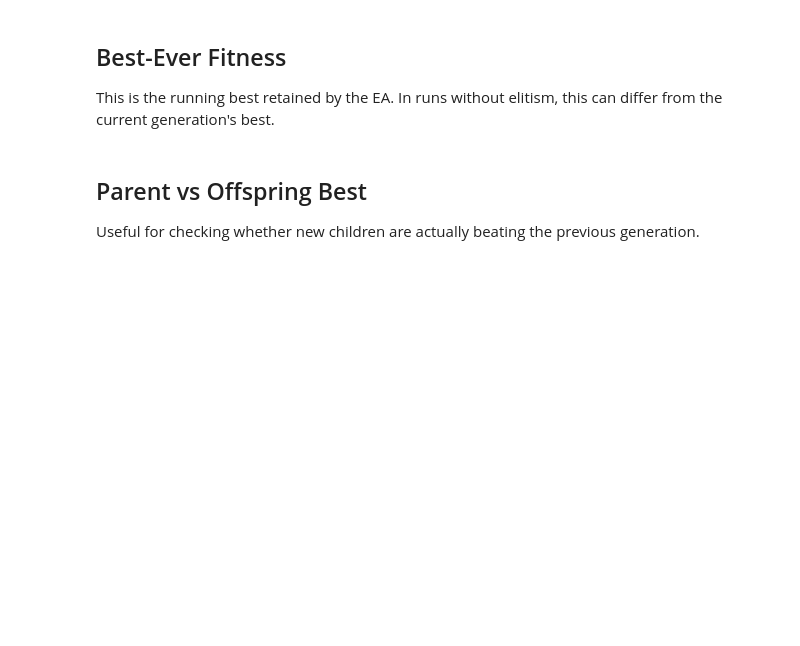
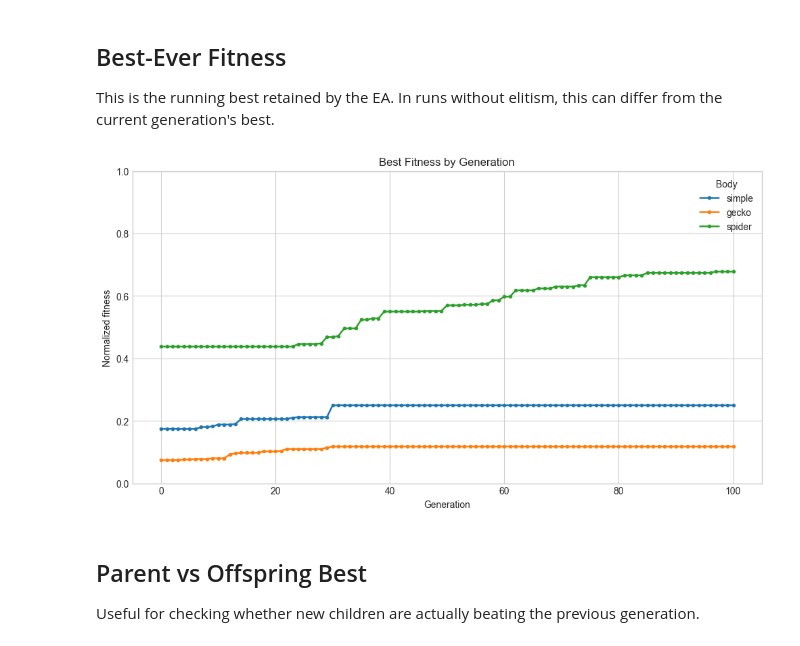
Before and after one commit to pew-p3w/Origami-robots-revolve-, a Jupyter notebook: inspection.ipynb, the cells around one changed output. Cells and saved outputs as stored; diff of their text form; code cells hidden in the pictures; blank space fills up the shorter version.

```diff
--- a/inspection.ipynb
+++ b/inspection.ipynb
@@ -106,22 +123,24 @@ This is the running best retained by the EA. In runs without elitism, this can d
 # %%
 fig, ax = plt.subplots(figsize=(12, 6))
 
 for body, df in dfs.items():
     ax.plot(
         df["num_of_generation"],
         df["best_ever_fitness"],
         marker="o",
         markersize=3,
         linewidth=1.8,
         label=body,
     )
 
-ax.set_title("Best-Ever Fitness by Generation")
+ax.set_title("Best Fitness by Generation")
 ax.set_xlabel("Generation")
 ax.set_ylabel("Normalized fitness")
 ax.set_ylim(0, 1)
 ax.legend(title="Body")
 plt.show()
+# %% [output]
+[figure, added]
 # %% [markdown]
 ## Parent vs Offspring Best
 
```
Also changed, not shown: parts of 5 cells of this notebook, 39 other files.
